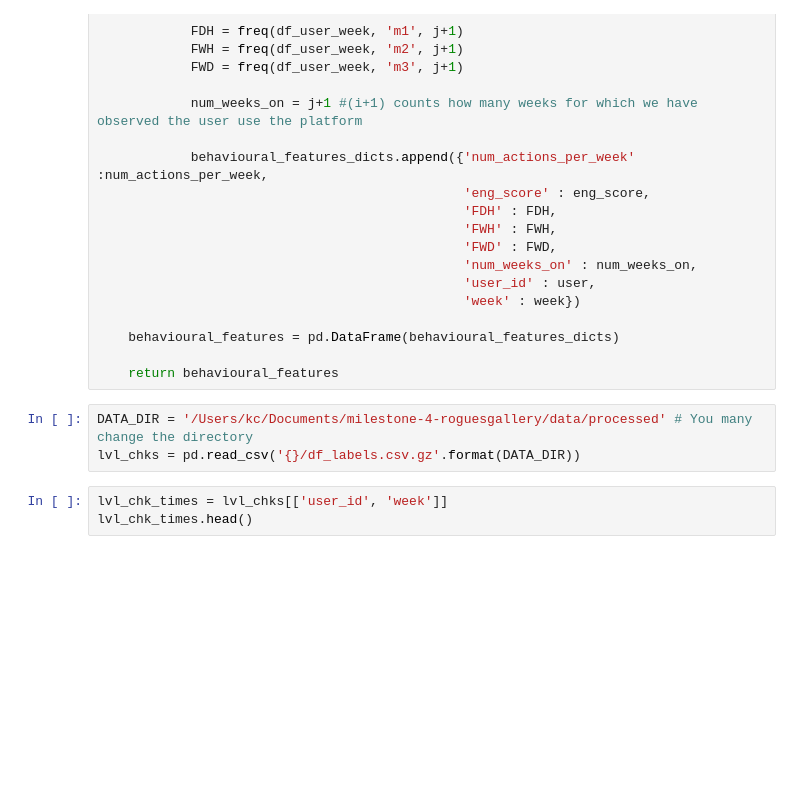
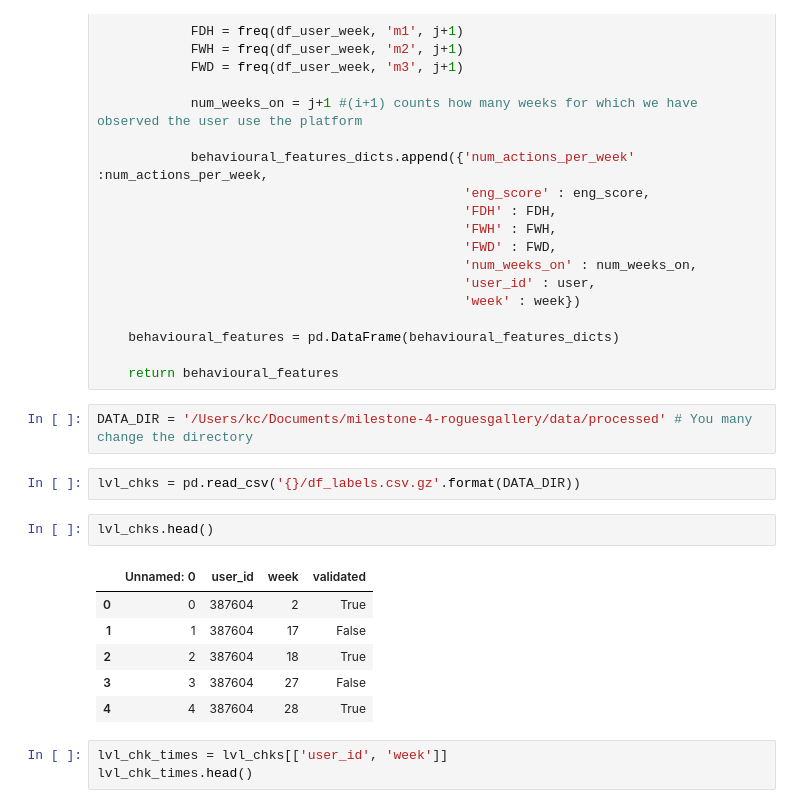
Before and after one commit to ML4BD/milestone-4-roguesgallery, a Jupyter notebook: notebooks/Milestone04/m4_lernnavi_342485.ipynb, the cells around one changed output. Cells and saved outputs as stored; diff of their text form; blank space fills up the shorter version.

```diff
--- a/notebooks/Milestone04/m4_lernnavi_342485.ipynb
+++ b/notebooks/Milestone04/m4_lernnavi_342485.ipynb
@@ -602,9 +602,19 @@ def behavioural_features(df, lvl_chks):
     behavioural_features = pd.DataFrame(behavioural_features_dicts)
 
     return behavioural_features
-# %%
-DATA_DIR = '/Users/kc/Documents/milestone-4-roguesgallery/data/processed' # You many change the directory
-lvl_chks = pd.read_csv('{}/df_labels.csv.gz'.format(DATA_DIR))
+# %%
+DATA_DIR = '/Users/kc/Documents/milestone-4-roguesgallery/data/processed' # You many change the directory
+# %%
+lvl_chks = pd.read_csv('{}/df_labels.csv.gz'.format(DATA_DIR))
+# %%
+lvl_chks.head()
+# %% [output]
+|  | Unnamed: 0 | user_id | week | validated |
+| 0 | 0 | 387604 | 2 | True |
+| 1 | 1 | 387604 | 17 | False |
+| 2 | 2 | 387604 | 18 | True |
+| 3 | 3 | 387604 | 27 | False |
+| 4 | 4 | 387604 | 28 | True |
 # %%
 lvl_chk_times = lvl_chks[['user_id', 'week']]
 lvl_chk_times.head()
```
Also changed, not shown: parts of 5 cells of this notebook.
